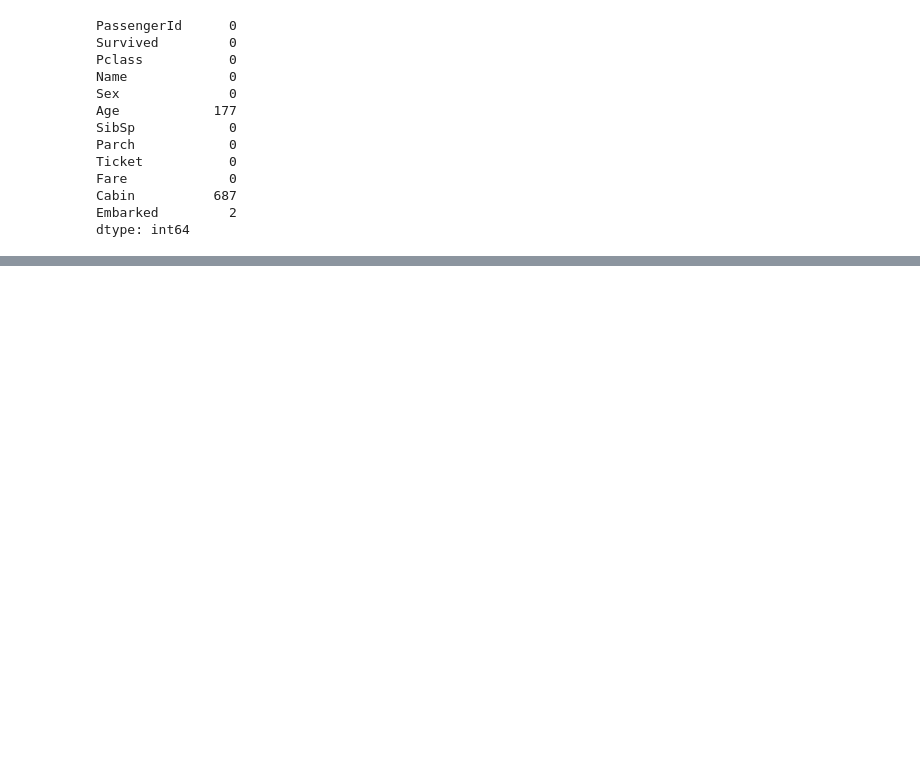
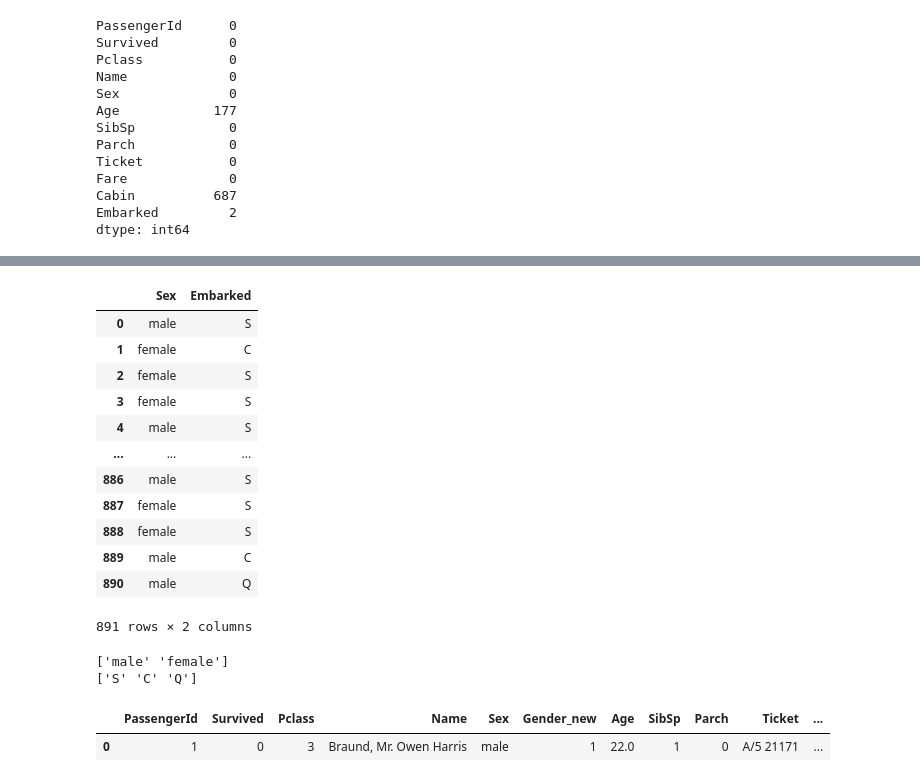
Before and after one commit to MNO-proA/Titanic-train-case-study-Pandas_Matplotlib_Seaborn, a Jupyter notebook: titanic_case_study.ipynb, the cells around one changed output, grey strips where cells are left out. Saved outputs shown, nothing was run; the diff lists cells and outputs as text; code cells hidden in the pictures; blank space fills up the shorter version.

```diff
--- a/titanic_case_study.ipynb
+++ b/titanic_case_study.ipynb
@@ -111,5 +122,5 @@ dtype: int64
 # %%
-df.drop(["Age", "Cabin", "Embarked"], axis=1, inplace=True)
+df.drop('Cabin', axis=1, inplace=True)
 # %%
 df.columns
 # %% [output]
@@ -120,0 +145,2 @@ Index(['PassengerId', 'Survived', 'Pclass', 'Name', 'Sex', 'SibSp', 'Parch',
+# %%
+df['Embarked'].fillna('S', inplace=True)
@@ -125,0 +191,2 @@ Name: count, dtype: int64
+# %%
+df.fillna(df['Age'].median(), inplace=True)
@@ -125,0 +219,22 @@ Name: count, dtype: int64
+# %%
+df[['Sex', 'Embarked']]
+# %% [output]
+|  | Sex | Embarked |
+| 0 | male | S |
+| 1 | female | C |
+| 2 | female | S |
+| 3 | female | S |
+| 4 | male | S |
+| ... | ... | ... |
+| 886 | male | S |
+| 887 | female | S |
+| 888 | female | S |
+| 889 | male | C |
+| 890 | male | Q |
+891 rows × 2 columns
+# %%
+print(df['Sex'].unique())
+print(df['Embarked'].unique())
+# %% [output]
+['male' 'female']
+['S' 'C' 'Q']
@@ -125,0 +245,5 @@ Name: count, dtype: int64
+# %%
+df.head(1)
+# %% [output]
+|  | PassengerId | Survived | Pclass | Name | Sex | Gender_new | Age | SibSp | Parch | Ticket | ... |
+| 0 | 1 | 0 | 3 | Braund, Mr. Owen Harris | male | 1 | 22.0 | 1 | 0 | A/5 21171 | ... |
```
Also changed, not shown: parts of 21 cells of this notebook.
